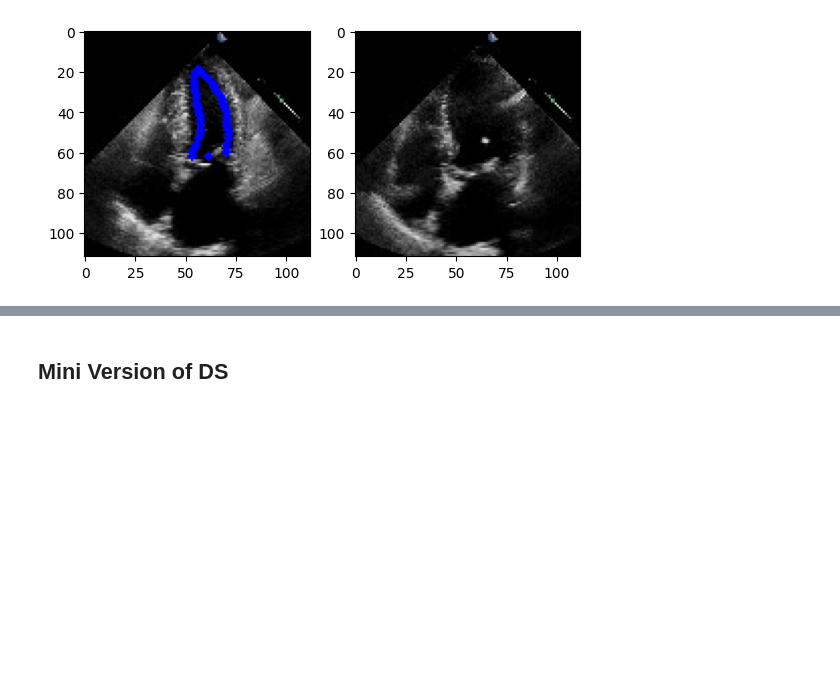
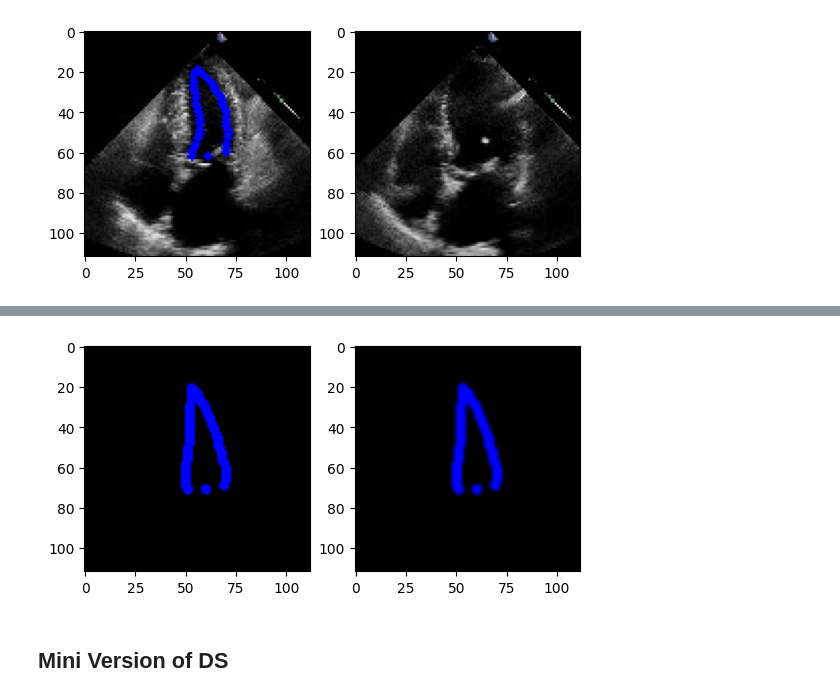
Before and after one commit to Nickolays/CardioReconstruction, a Jupyter notebook: notebooks/parse_EchoNet.ipynb, the cells around one changed output, grey strips where cells are left out. Drawn from its saved outputs; the diff is of its cells as text; code cells hidden in the pictures; blank space fills up the shorter version.

```diff
--- a/notebooks/parse_EchoNet.ipynb
+++ b/notebooks/parse_EchoNet.ipynb
@@ -119,3 +151,20 @@ plt.imshow(video[1]);
+# %%
+new_mask = np.zeros_like(frame)
+
+for i, points in enumerate(kpoints):
+    x = int(points[0])
+    y = int(points[1])
+
+    cv2.circle(new_mask, (x, y), 1, (0, 0, 255), 2)   #
+
+blur_mask = cv2.GaussianBlur(new_mask, (3, 3), 0)
+
+plt.subplot(121)
+plt.imshow(new_mask);
+plt.subplot(122)
+plt.imshow(blur_mask);
+# %% [output]
+[figure, added]
 # %%
 import json
 # %% [markdown]
```
Also changed, not shown: parts of 3 cells of this notebook, 14 other files.
